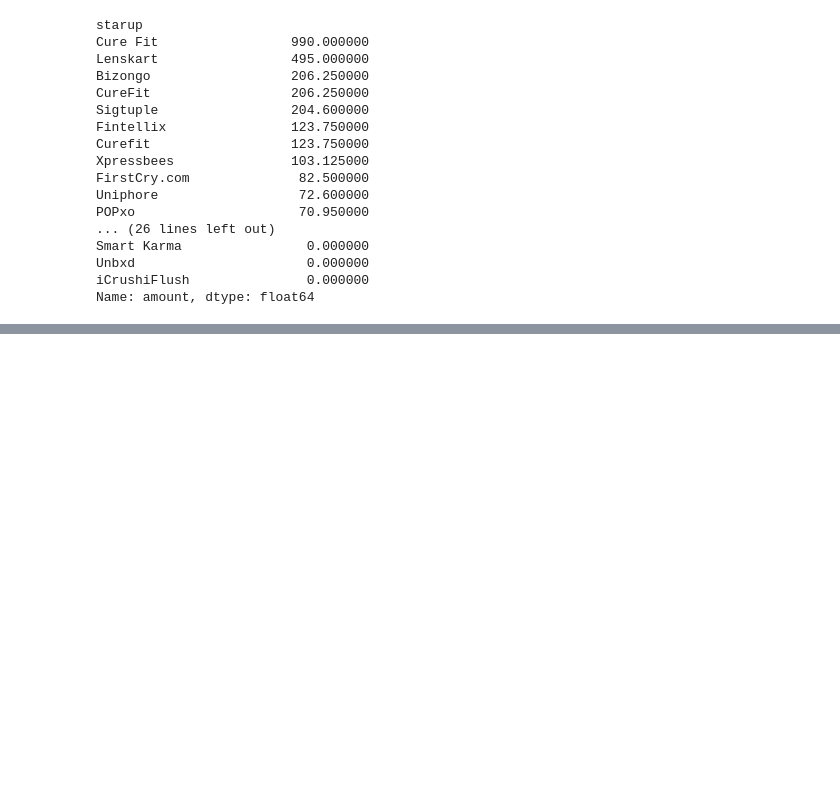
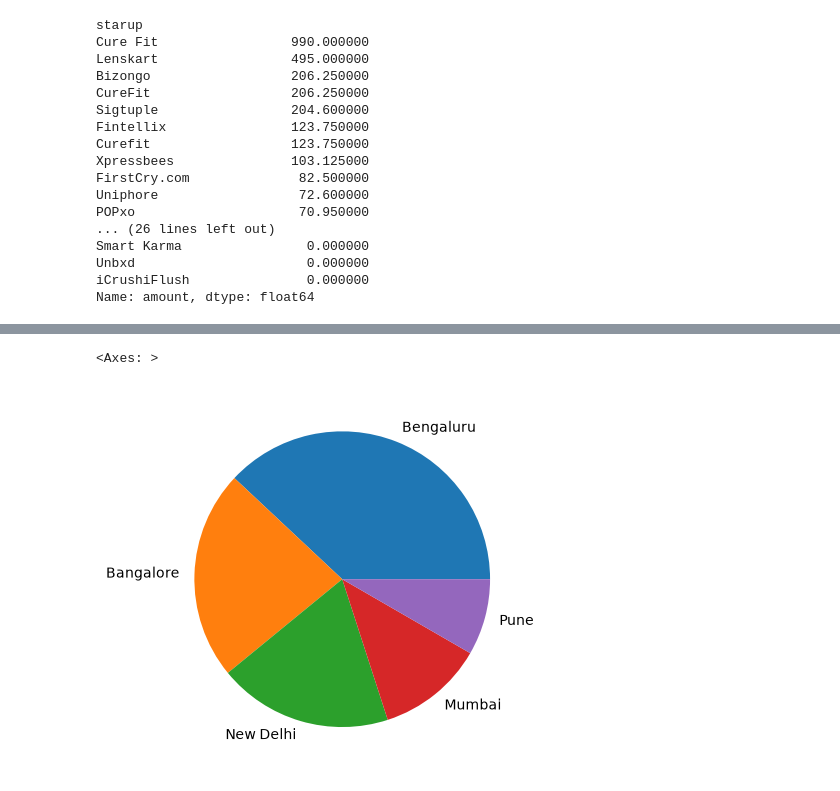
Before and after one commit to manishkumarmj/100_days_ml, a Jupyter notebook: Data visualization_Web_dev/Z_P_Streamlit/Startup_funding_mini_project/temp.ipynb, the cells around one changed output, grey strips where cells are left out. Saved outputs shown, nothing was run; the diff lists cells and outputs as text; code cells hidden in the pictures; blank space fills up the shorter version.

```diff
--- a/Data visualization_Web_dev/Z_P_Streamlit/Startup_funding_mini_project/temp.ipynb
+++ b/Data visualization_Web_dev/Z_P_Streamlit/Startup_funding_mini_project/temp.ipynb
@@ -362,0 +383,5 @@ Name: amount, dtype: float64
+# %%
+df[df['investors'].str.contains('IDG Venture', case=False, na=False)].groupby('city')["amount"].sum().sort_values(ascending=False).head(5).plot(kind='pie')
+# %% [output]
+<Axes: >
+[figure, added]
```
Also changed, not shown: parts of 9 cells of this notebook, 1 other file.
